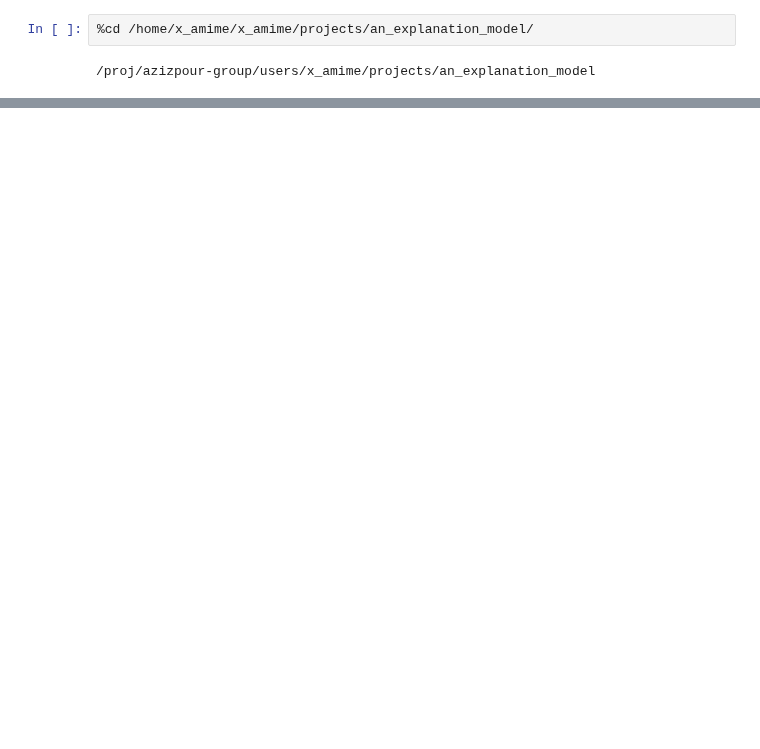
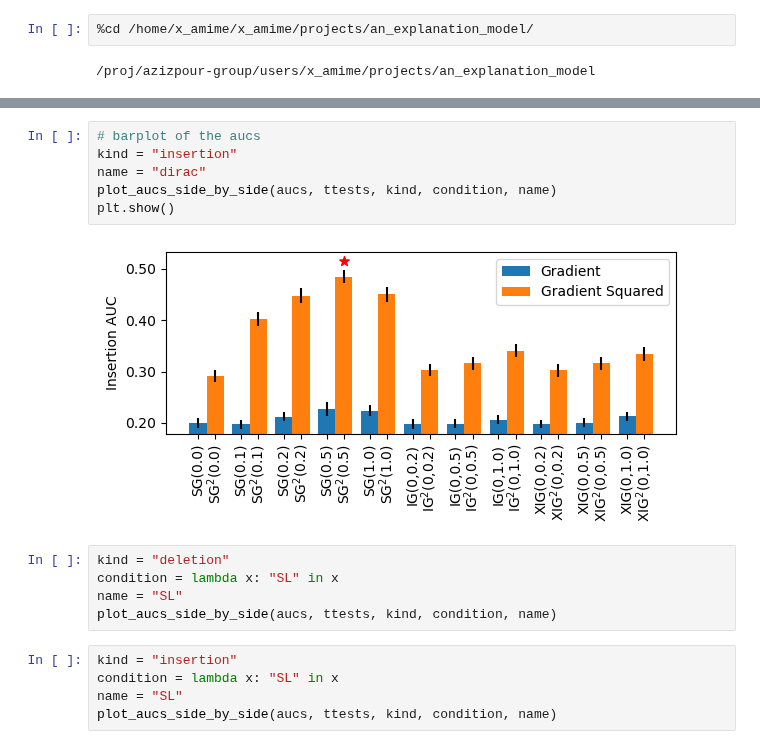
Before and after one commit to Amir-Mehrpanah/On-Spectral-Properties-of-Gradient-based-Explanation-Methods-ECCV24, a Jupyter notebook: experiments/experiment_7.ipynb, the cells around one changed output, grey strips where cells are left out. Drawn from its saved outputs; the diff is of its cells as text; blank space fills up the shorter version.

```diff
--- a/experiments/experiment_7.ipynb
+++ b/experiments/experiment_7.ipynb
@@ -349,0 +497,18 @@ print(paths)
+# %%
+# barplot of the aucs
+kind = "insertion"
+name = "dirac"
+plot_aucs_side_by_side(aucs, ttests, kind, condition, name)
+plt.show()
+# %% [output]
+[figure, added]
+# %%
+kind = "deletion"
+condition = lambda x: "SL" in x
+name = "SL"
+plot_aucs_side_by_side(aucs, ttests, kind, condition, name)
+# %%
+kind = "insertion"
+condition = lambda x: "SL" in x
+name = "SL"
+plot_aucs_side_by_side(aucs, ttests, kind, condition, name)
```
Also changed, not shown: parts of 46 cells of this notebook, 7 other files.
